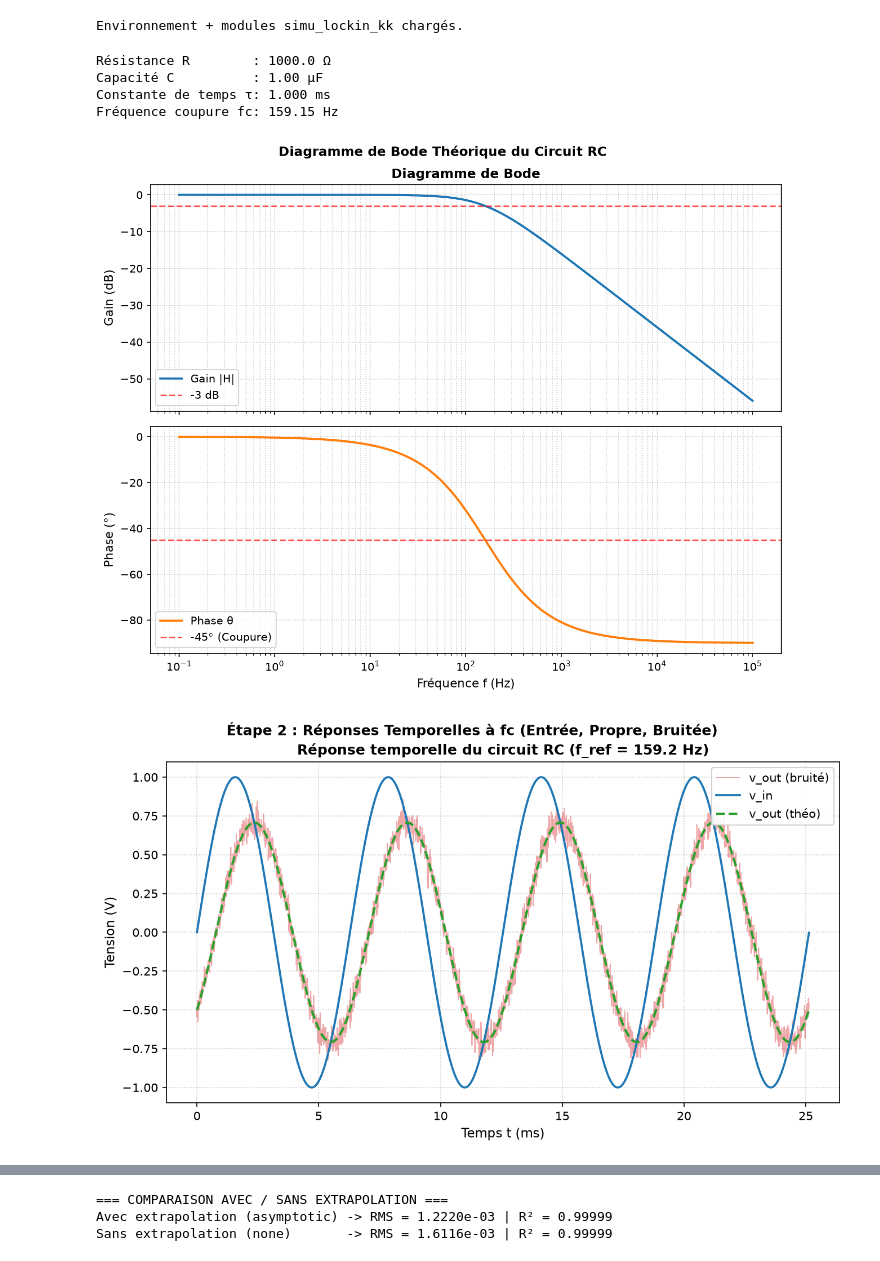
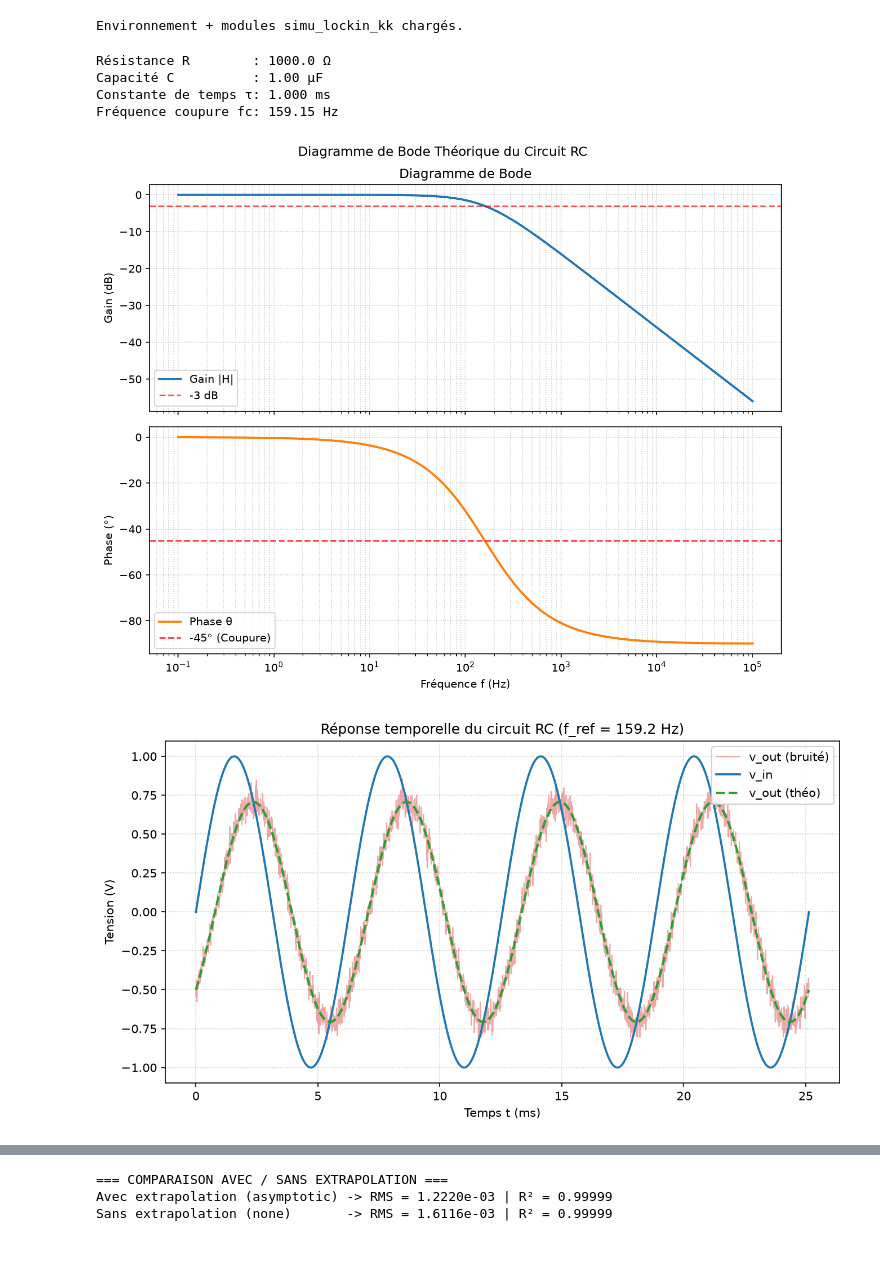
Before and after one commit to paulhenry46/be_instrumentation, a Jupyter notebook: notebooks/01_demo_lockin_kk.ipynb, the cells around one changed output, grey strips where cells are left out. Saved outputs shown, nothing was run; the diff lists cells and outputs as text; code cells hidden in the pictures.

Commit message:
fix: normalize plots title

```diff
--- a/notebooks/01_demo_lockin_kk.ipynb
+++ b/notebooks/01_demo_lockin_kk.ipynb
@@ -36,33 +36,32 @@ spectrum_theo = circuit.get_spectrum()
 
 # 3. Affichage intermédiaire : Diagramme de Bode Théorique
 fig_bode_theo = plot_bode(spectrum_theo, use_omega=False)
-plt.suptitle("Diagramme de Bode Théorique du Circuit RC", y=1.02, fontweight='bold')
+plt.suptitle("Diagramme de Bode Théorique du Circuit RC", y=1.02)
 plt.show()
 # %% [output]
 Résistance R        : 1000.0 Ω
 Capacité C          : 1.00 µF
 Constante de temps τ: 1.000 ms
 Fréquence coupure fc: 159.15 Hz
-[figure, old version]
+[figure, new version]
 # %%
 f_target = circuit.fc  # Fréquence de coupure fc pour ce test
 noise_cfg = NoiseConfig(noise_type="white", std_white=0.05, seed=42)
 
 # Génération des signaux temporels
 time_data = generate_time_response(
     config=rc_cfg,
     f_ref=f_target,
     duration=0.04,
     fs=1e5,
     noise_cfg=noise_cfg
 )
 
 # Affichage intermédiaire : Signal temporel d'excitation vs sortie bruitée
 fig_time = plot_time_domain(time_data, num_periods=4.0)
-plt.suptitle("Étape 2 : Réponses Temporelles à fc (Entrée, Propre, Bruitée)", y=1.02, fontweight='bold')
 plt.show()
 # %% [output]
-[figure, old version]
+[figure, new version]
 # %%
 t = time_data.t
 v_noisy = time_data.v_out_noisy
```
Also changed, not shown: parts of 4 cells of this notebook, 1 other file.
